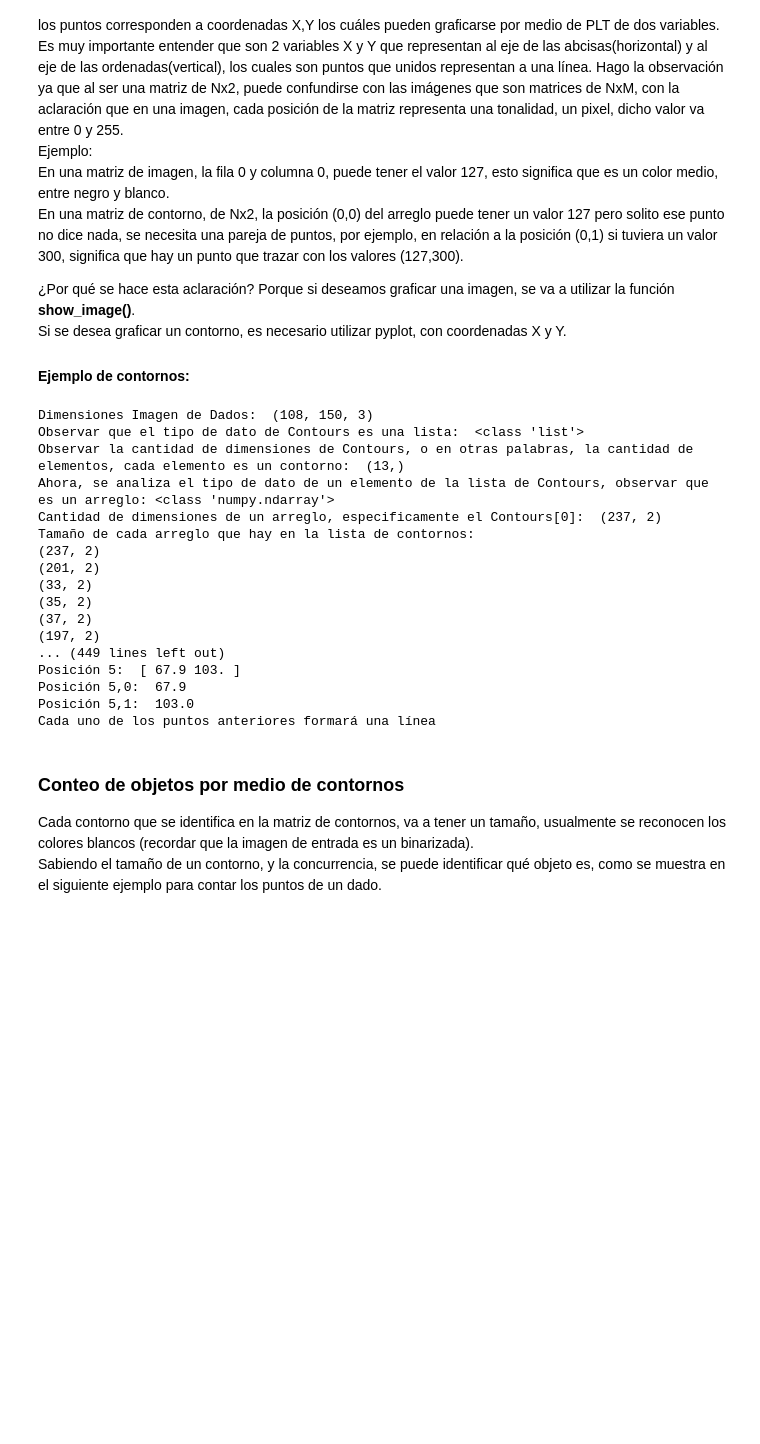
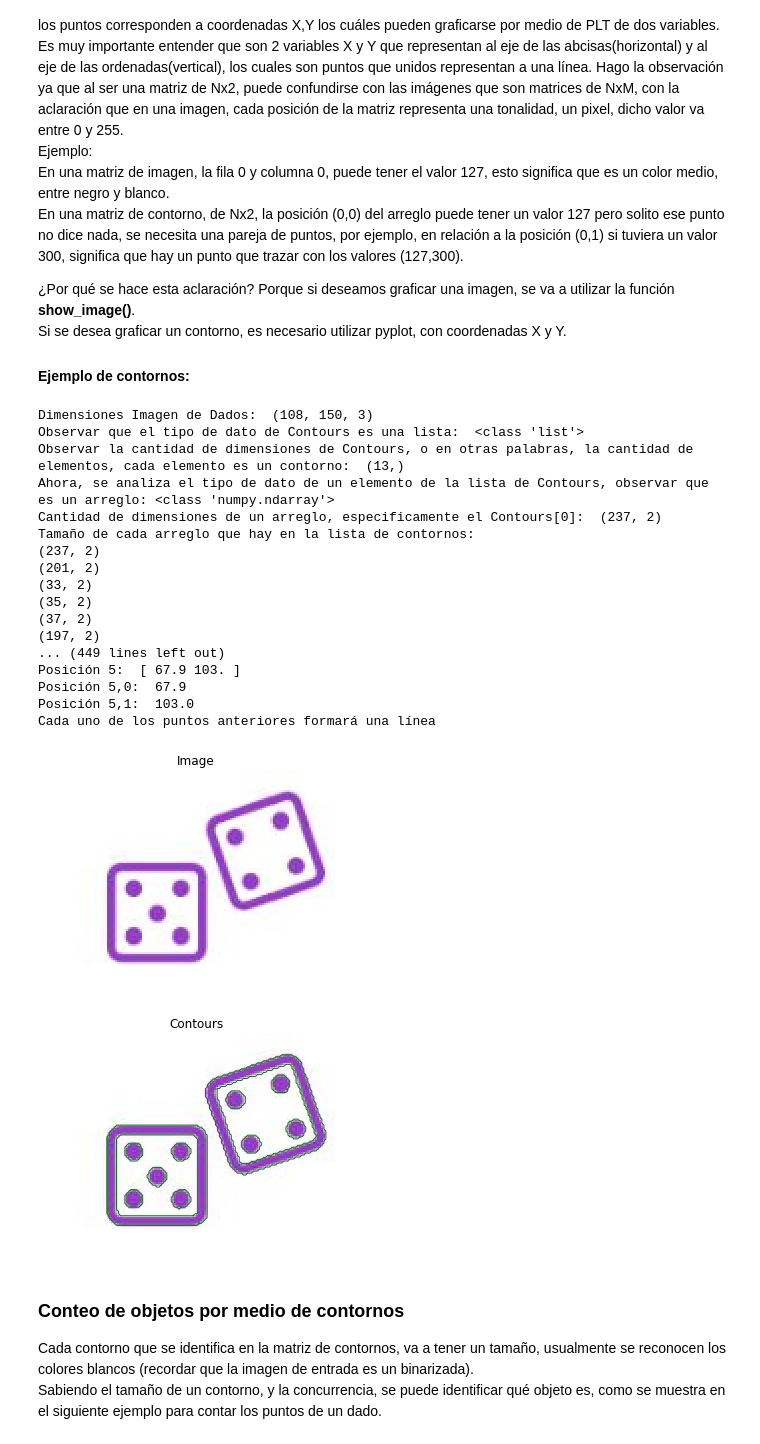
Before and after one commit to epinedaWorks/ProcesadoDeImagenes, a Jupyter notebook: ProcesamientoDeImagenesParte3.ipynb, the cells around one changed output. Saved outputs shown, nothing was run; the diff lists cells and outputs as text; code cells hidden in the pictures; blank space fills up the shorter version.

```diff
--- a/ProcesamientoDeImagenesParte3.ipynb
+++ b/ProcesamientoDeImagenesParte3.ipynb
@@ -329,35 +340,37 @@ for i, contour in enumerate(contours):
 
 print("Si se desea acceder a una posición específica de un contorno, podría hacerse asi: ")
 contorno0=contours[0]
 print("Posición 5: ",contorno0[5])
 print("Posición 5,0: ",contorno0[5][0])
 print("Posición 5,1: ",contorno0[5][1])
 print("Cada uno de los puntos anteriores formará una línea")
 
 # concatenar todos los ndarray en uno solo
 #X=np.concatenate((contours[0], contours[1], contours[2], contours[3], contours[4], contours[5], contours[6], contours[7]), axis=0)
 #show_image(X)
 
-#show_image_contour(imgDadosGris, contours)
-#show_image(contours)
+show_image(imgDadoRGB)
+show_image_contour(imgDadoRGB, contours)
 # %% [output]
 Dimensiones Imagen de Dados:  (108, 150, 3)
 Observar que el tipo de dato de Contours es una lista:  <class 'list'>
 Observar la cantidad de dimensiones de Contours, o en otras palabras, la cantidad de elementos, cada elemento es un contorno:  (13,)
 Ahora, se analiza el tipo de dato de un elemento de la lista de Contours, observar que es un arreglo: <class 'numpy.ndarray'>
 Cantidad de dimensiones de un arreglo, especificamente el Contours[0]:  (237, 2)
 Tamaño de cada arreglo que hay en la lista de contornos:
 (237, 2)
 (201, 2)
 (33, 2)
 (35, 2)
 (37, 2)
 (197, 2)
 ... (449 lines left out)
 Posición 5:  [ 67.9 103. ]
 Posición 5,0:  67.9
 Posición 5,1:  103.0
 Cada uno de los puntos anteriores formará una línea
+[figure, added]
+[figure, added]
 # %% [markdown]
 ### Conteo de objetos por medio de contornos
 
```
Also changed, not shown: parts of 17 cells of this notebook, 2 other files.
